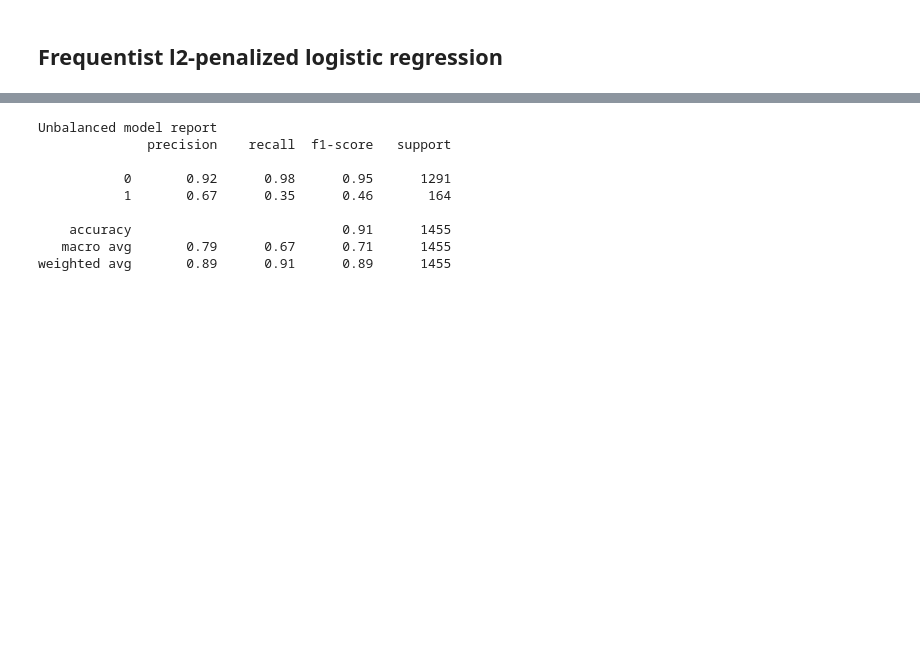
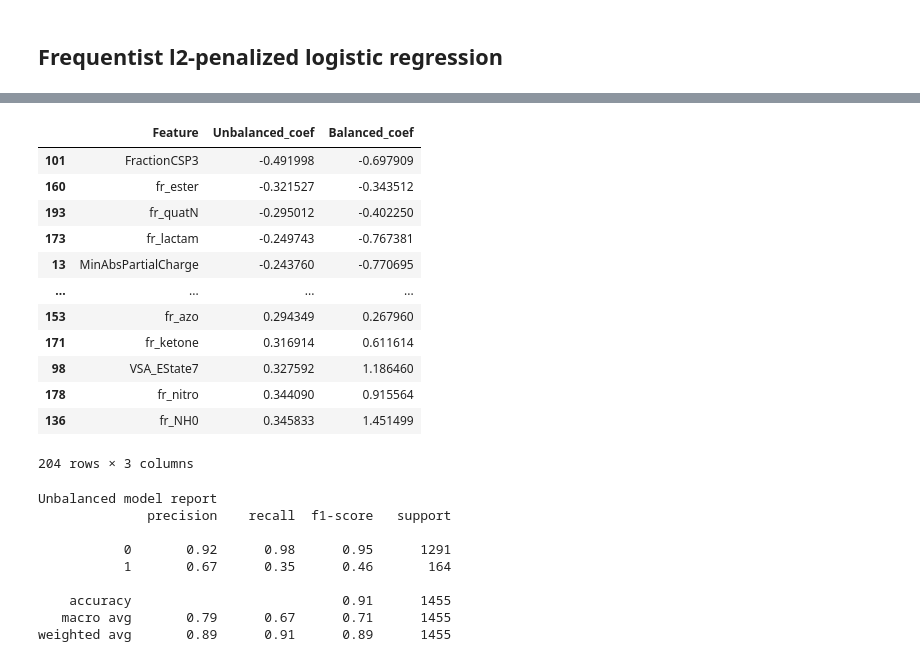
Before and after one commit to ncats/bayesian-bioassay, a Jupyter notebook: notebooks/Simple_Logistic_Regression.ipynb, the cells around one changed output, grey strips where cells are left out. Saved outputs shown, nothing was run; the diff lists cells and outputs as text; code cells hidden in the pictures; blank space fills up the shorter version.

```diff
--- a/notebooks/Simple_Logistic_Regression.ipynb
+++ b/notebooks/Simple_Logistic_Regression.ipynb
@@ -98,3 +116,21 @@ plt.show()
+# %%
+pd.DataFrame({'Feature':one_assay.columns[3:],
+           'Unbalanced_coef':logistic_cv_unbalanced.coef_[0],
+           'Balanced_coef':logistic_cv_balanced.coef_[0]}).sort_values(by="Unbalanced_coef")
+# %% [output]
+|  | Feature | Unbalanced_coef | Balanced_coef |
+| 101 | FractionCSP3 | -0.491998 | -0.697909 |
+| 160 | fr_ester | -0.321527 | -0.343512 |
+| 193 | fr_quatN | -0.295012 | -0.402250 |
+| 173 | fr_lactam | -0.249743 | -0.767381 |
+| 13 | MinAbsPartialCharge | -0.243760 | -0.770695 |
+| ... | ... | ... | ... |
+| 153 | fr_azo | 0.294349 | 0.267960 |
+| 171 | fr_ketone | 0.316914 | 0.611614 |
+| 98 | VSA_EState7 | 0.327592 | 1.186460 |
+| 178 | fr_nitro | 0.344090 | 0.915564 |
+| 136 | fr_NH0 | 0.345833 | 1.451499 |
+204 rows × 3 columns
 # %%
 y_pred_unbalanced = logistic_cv_unbalanced.predict(X_test)
 y_pred_balanced = logistic_cv_balanced.predict(X_test)
```
Also changed, not shown: parts of 6 cells of this notebook, 21 other files.
